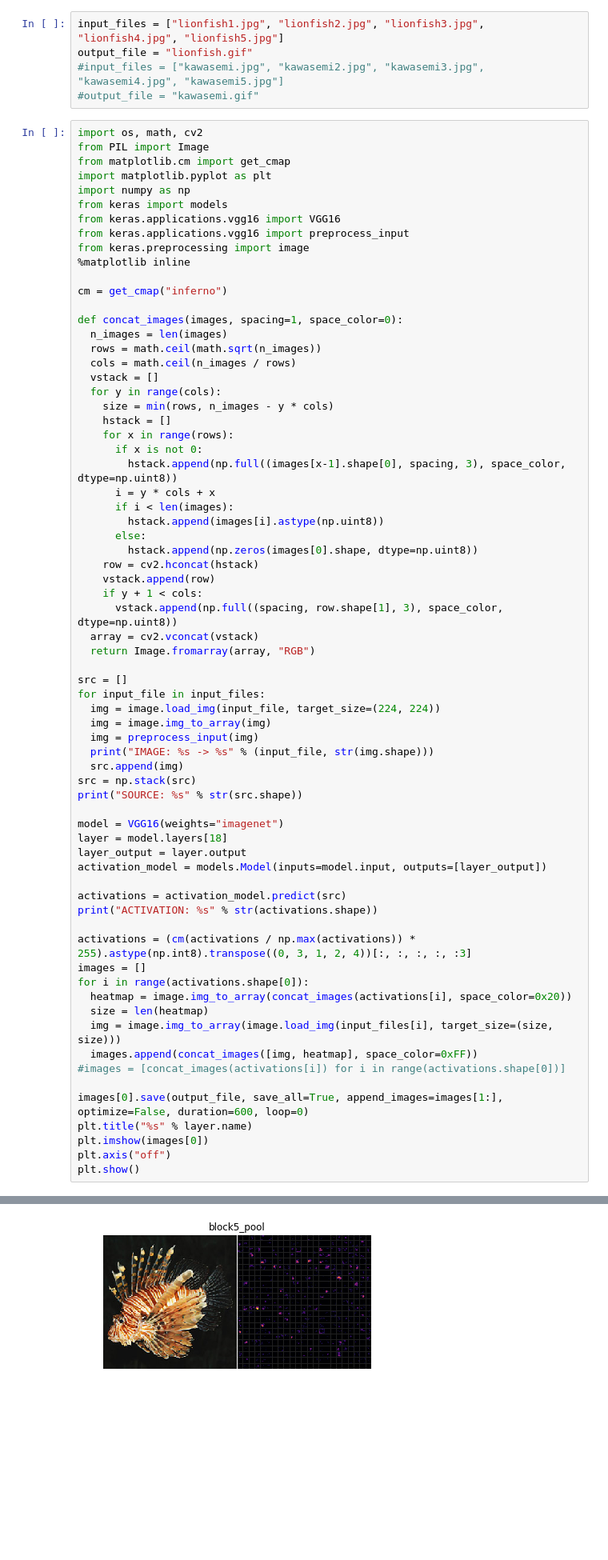
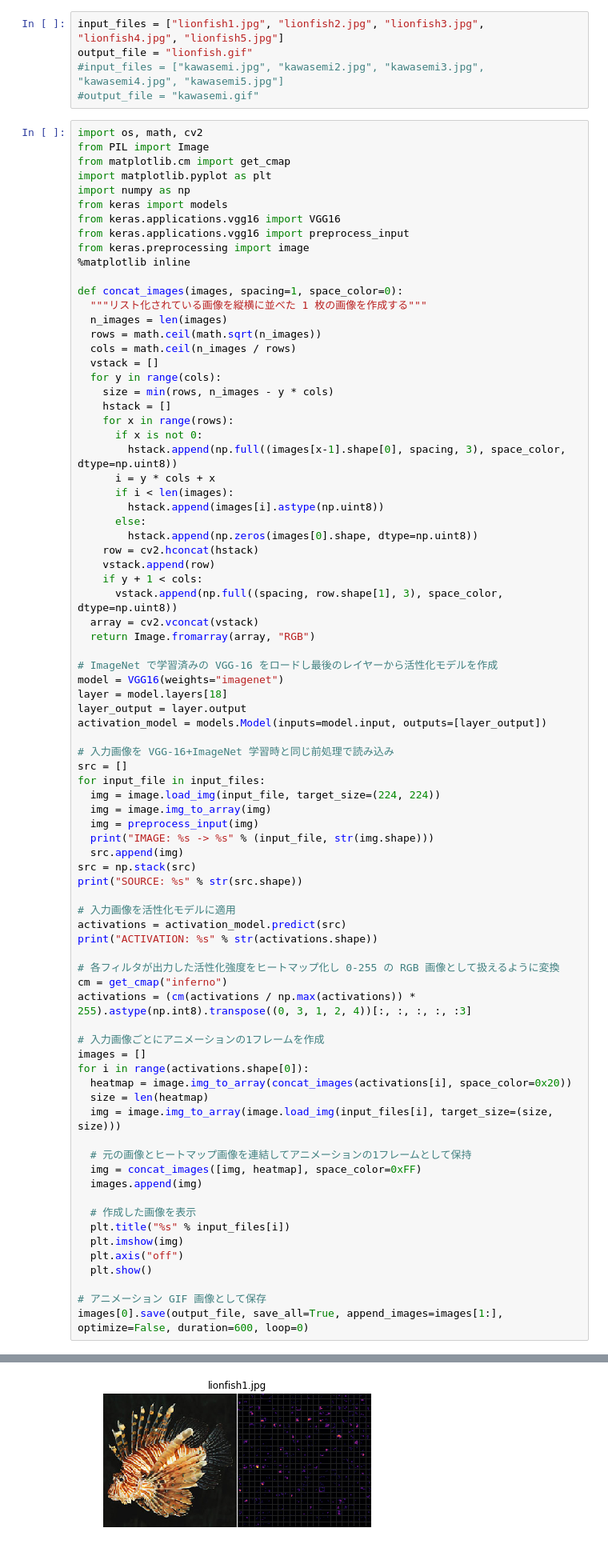
Before and after one commit to torao/jupyter-notebooks, a Jupyter notebook: ml/cv/cnn/filtered-animation-images.ipynb, the cells around one changed output, grey strips where cells are left out. Shown at 80% size. Saved outputs shown, nothing was run; the diff lists cells and outputs as text; blank space fills up the shorter version.

```diff
--- a/ml/cv/cnn/filtered-animation-images.ipynb
+++ b/ml/cv/cnn/filtered-animation-images.ipynb
@@ -19,9 +19,8 @@ from keras.applications.vgg16 import preprocess_input
 from keras.preprocessing import image
 %matplotlib inline
 
-cm = get_cmap("inferno")
-
 def concat_images(images, spacing=1, space_color=0):
+  """リスト化されている画像を縦横に並べた 1 枚の画像を作成する"""
   n_images = len(images)
   rows = math.ceil(math.sqrt(n_images))
   cols = math.ceil(n_images / rows)
@@ -44,44 +43,56 @@ def concat_images(images, spacing=1, space_color=0):
   array = cv2.vconcat(vstack)
   return Image.fromarray(array, "RGB")
 
+# ImageNet で学習済みの VGG-16 をロードし最後のレイヤーから活性化モデルを作成
+model = VGG16(weights="imagenet")
+layer = model.layers[18]
+layer_output = layer.output
+activation_model = models.Model(inputs=model.input, outputs=[layer_output])
+
+# 入力画像を VGG-16+ImageNet 学習時と同じ前処理で読み込み
 src = []
 for input_file in input_files:
   img = image.load_img(input_file, target_size=(224, 224))
   img = image.img_to_array(img)
   img = preprocess_input(img)
   print("IMAGE: %s -> %s" % (input_file, str(img.shape)))
   src.append(img)
 src = np.stack(src)
 print("SOURCE: %s" % str(src.shape))
 
-model = VGG16(weights="imagenet")
-layer = model.layers[18]
-layer_output = layer.output
-activation_model = models.Model(inputs=model.input, outputs=[layer_output])
-
+# 入力画像を活性化モデルに適用
 activations = activation_model.predict(src)
 print("ACTIVATION: %s" % str(activations.shape))
 
+# 各フィルタが出力した活性化強度をヒートマップ化し 0-255 の RGB 画像として扱えるように変換
+cm = get_cmap("inferno")
 activations = (cm(activations / np.max(activations)) * 255).astype(np.int8).transpose((0, 3, 1, 2, 4))[:, :, :, :, :3]
+
+# 入力画像ごとにアニメーションの1フレームを作成
 images = []
 for i in range(activations.shape[0]):
   heatmap = image.img_to_array(concat_images(activations[i], space_color=0x20))
   size = len(heatmap)
   img = image.img_to_array(image.load_img(input_files[i], target_size=(size, size)))
-  images.append(concat_images([img, heatmap], space_color=0xFF))
-#images = [concat_images(activations[i]) for i in range(activations.shape[0])]
 
+  # 元の画像とヒートマップ画像を連結してアニメーションの1フレームとして保持
+  img = concat_images([img, heatmap], space_color=0xFF)
+  images.append(img)
+
+  # 作成した画像を表示
+  plt.title("%s" % input_files[i])
+  plt.imshow(img)
+  plt.axis("off")
+  plt.show()
+
+# アニメーション GIF 画像として保存
 images[0].save(output_file, save_all=True, append_images=images[1:], optimize=False, duration=600, loop=0)
-plt.title("%s" % layer.name)
-plt.imshow(images[0])
-plt.axis("off")
-plt.show()
 # %% [output]
 IMAGE: lionfish1.jpg -> (224, 224, 3)
 IMAGE: lionfish2.jpg -> (224, 224, 3)
 IMAGE: lionfish3.jpg -> (224, 224, 3)
 IMAGE: lionfish4.jpg -> (224, 224, 3)
 IMAGE: lionfish5.jpg -> (224, 224, 3)
 SOURCE: (5, 224, 224, 3)
 ACTIVATION: (5, 7, 7, 512)
-[figure, old version]
+[figure, new version]
```
Also changed, not shown: parts of 1 cell of this notebook.
